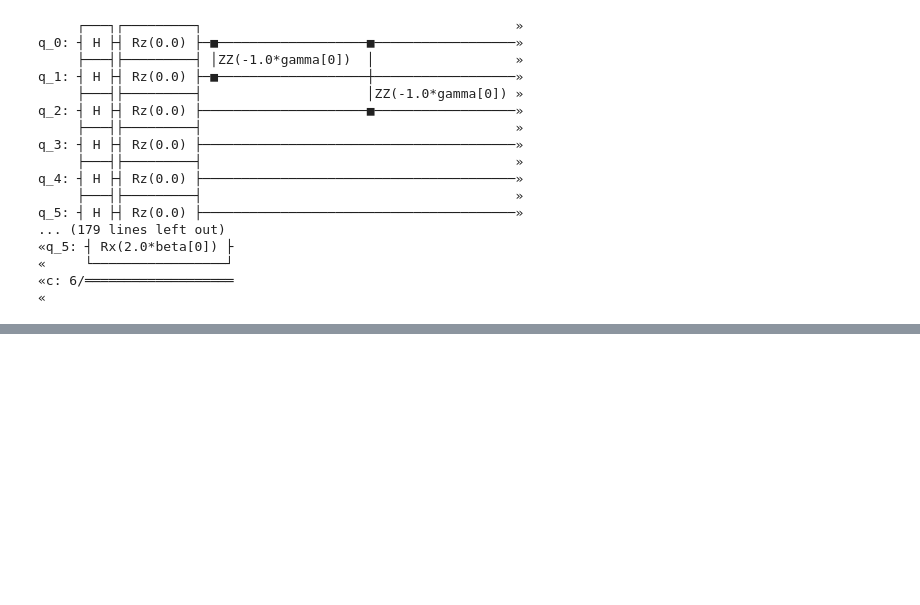
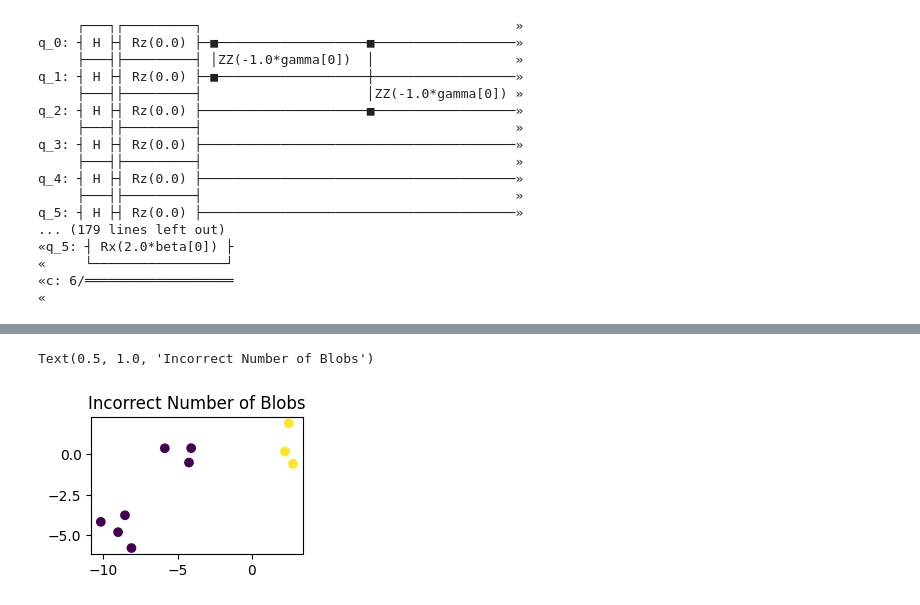
Before and after one commit to prabh27/Quantum-K-means, a Jupyter notebook: Quantum K-means.ipynb, the cells around one changed output, grey strips where cells are left out. Saved outputs shown, nothing was run; the diff lists cells and outputs as text; code cells hidden in the pictures; blank space fills up the shorter version.

```diff
--- a/Quantum K-means.ipynb
+++ b/Quantum K-means.ipynb
@@ -268,0 +326,12 @@ status: SUCCESS
+# %%
+n_samples = 10
+random_state = 170
+X, y = make_blobs(n_samples=n_samples, random_state=random_state, centers=3)
+# %%
+y_pred = KMeans(n_clusters=2, random_state=random_state).fit_predict(X)
+plt.subplot(221)
+plt.scatter(X[:, 0], X[:, 1], c=y_pred)
+plt.title("Incorrect Number of Blobs")
+# %% [output]
+Text(0.5, 1.0, 'Incorrect Number of Blobs')
+[figure, added]
```
Also changed, not shown: parts of 20 cells of this notebook.
